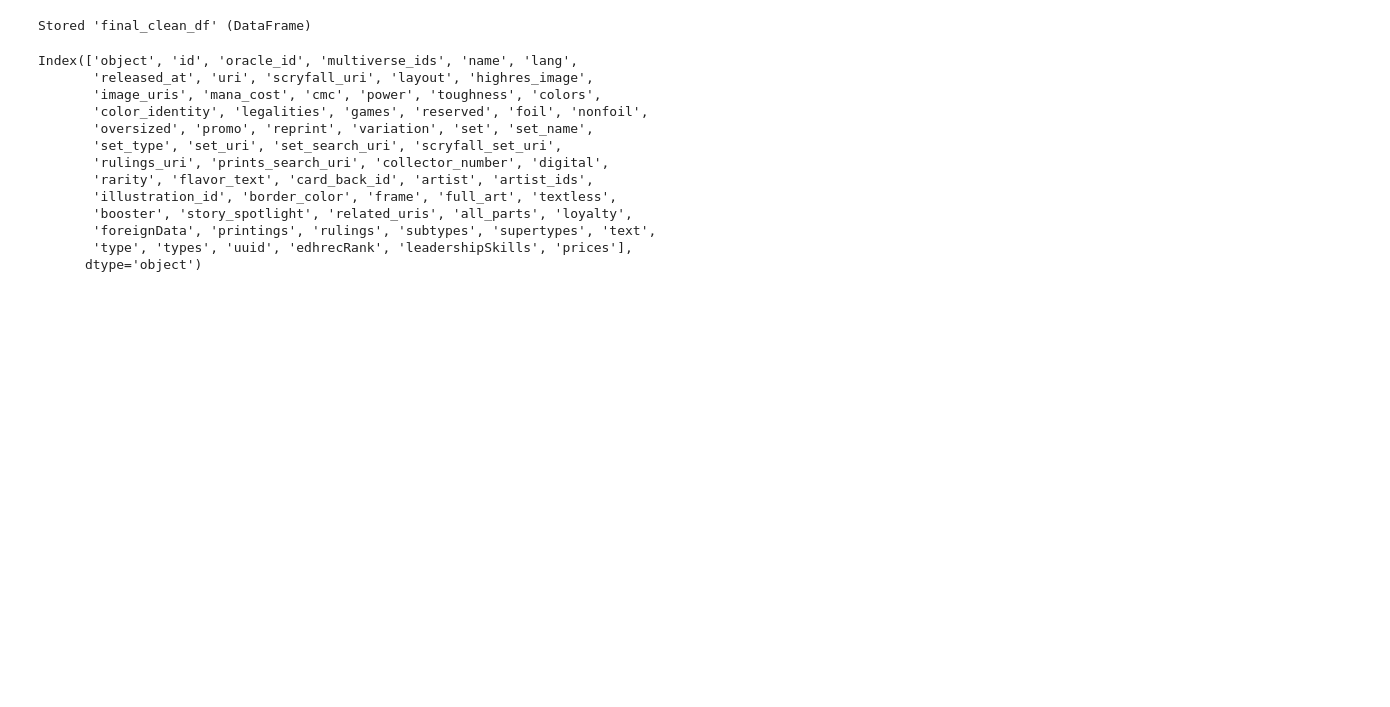
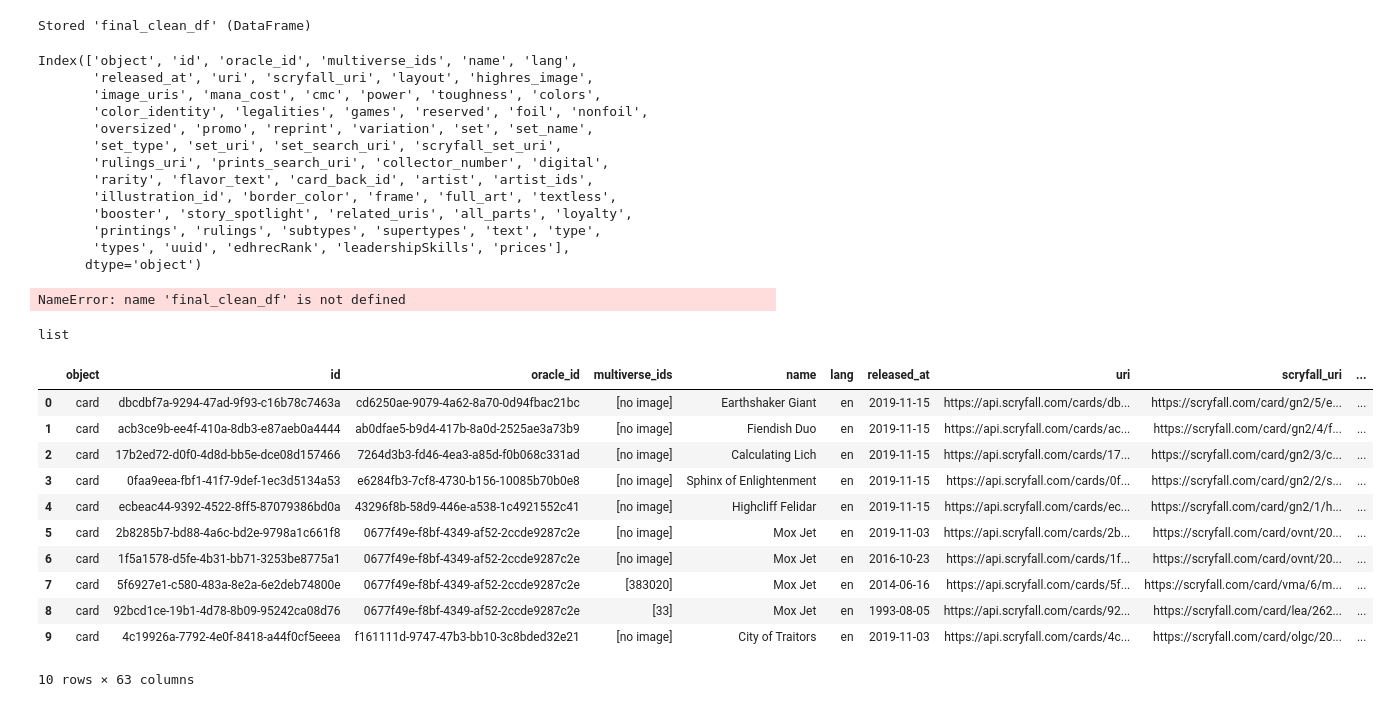
Before and after one commit to Mariodraghidicomodo/elaborato, a Jupyter notebook: progetto_data_scienze/codice/Data_Cleaning/Df_merge.ipynb, the cells around one changed output. Cells and saved outputs as stored; diff of their text form; code cells hidden in the pictures; blank space fills up the shorter version.

```diff
--- a/progetto_data_scienze/codice/Data_Cleaning/Df_merge.ipynb
+++ b/progetto_data_scienze/codice/Data_Cleaning/Df_merge.ipynb
@@ -675,2 +738,3 @@ final_df[final_df.artist_ids.isna() == True]
 # %%
-final_df.artist_ids = final_df.artist_ids.apply(lambda y: ['no artist_id'] if len(y)==0 else y)
+#final_df.artist_ids = final_df.artist_ids.apply(lambda y: ['no artist_id'] if len(y)==0 else y)
+final_df.artist_ids.fillna('no artist id')
@@ -822,10 +913,31 @@ Index(['object', 'id', 'oracle_id', 'multiverse_ids', 'name', 'lang',
        'rarity', 'flavor_text', 'card_back_id', 'artist', 'artist_ids',
        'illustration_id', 'border_color', 'frame', 'full_art', 'textless',
        'booster', 'story_spotlight', 'related_uris', 'all_parts', 'loyalty',
-       'foreignData', 'printings', 'rulings', 'subtypes', 'supertypes', 'text',
-       'type', 'types', 'uuid', 'edhrecRank', 'leadershipSkills', 'prices'],
+       'printings', 'rulings', 'subtypes', 'supertypes', 'text', 'type',
+       'types', 'uuid', 'edhrecRank', 'leadershipSkills', 'prices'],
       dtype='object')
 # %%
 #provo a salvare il dataframe finito
 #final_clean_df.to_csv('final.csv',sep='|',index=False)
 final_clean_df.to_json('final_json.json',)
+# %% [output]
+NameError: name 'final_clean_df' is not defined
+# %%
+type(final_clean_df.multiverse_ids[6])
+# %% [output]
+list
+# %%
+final_clean_df.head(10)
+# %% [output]
+|  | object | id | oracle_id | multiverse_ids | name | lang | released_at | uri | scryfall_uri | ... |
+| 0 | card | dbcdbf7a-9294-47ad-9f93-c16b78c7463a | cd6250ae-9079-4a62-8a70-0d94fbac21bc | [no image] | Earthshaker Giant | en | 2019-11-15 | https://api.scryfall.com/cards/db... | https://scryfall.com/card/gn2/5/e... | ... |
+| 1 | card | acb3ce9b-ee4f-410a-8db3-e87aeb0a4444 | ab0dfae5-b9d4-417b-8a0d-2525ae3a73b9 | [no image] | Fiendish Duo | en | 2019-11-15 | https://api.scryfall.com/cards/ac... | https://scryfall.com/card/gn2/4/f... | ... |
+| 2 | card | 17b2ed72-d0f0-4d8d-bb5e-dce08d157466 | 7264d3b3-fd46-4ea3-a85d-f0b068c331ad | [no image] | Calculating Lich | en | 2019-11-15 | https://api.scryfall.com/cards/17... | https://scryfall.com/card/gn2/3/c... | ... |
+| 3 | card | 0faa9eea-fbf1-41f7-9def-1ec3d5134a53 | e6284fb3-7cf8-4730-b156-10085b70b0e8 | [no image] | Sphinx of Enlightenment | en | 2019-11-15 | https://api.scryfall.com/cards/0f... | https://scryfall.com/card/gn2/2/s... | ... |
+| 4 | card | ecbeac44-9392-4522-8ff5-87079386bd0a | 43296f8b-58d9-446e-a538-1c4921552c41 | [no image] | Highcliff Felidar | en | 2019-11-15 | https://api.scryfall.com/cards/ec... | https://scryfall.com/card/gn2/1/h... | ... |
+| 5 | card | 2b8285b7-bd88-4a6c-bd2e-9798a1c661f8 | 0677f49e-f8bf-4349-af52-2ccde9287c2e | [no image] | Mox Jet | en | 2019-11-03 | https://api.scryfall.com/cards/2b... | https://scryfall.com/card/ovnt/20... | ... |
+| 6 | card | 1f5a1578-d5fe-4b31-bb71-3253be8775a1 | 0677f49e-f8bf-4349-af52-2ccde9287c2e | [no image] | Mox Jet | en | 2016-10-23 | https://api.scryfall.com/cards/1f... | https://scryfall.com/card/ovnt/20... | ... |
+| 7 | card | 5f6927e1-c580-483a-8e2a-6e2deb74800e | 0677f49e-f8bf-4349-af52-2ccde9287c2e | [383020] | Mox Jet | en | 2014-06-16 | https://api.scryfall.com/cards/5f... | https://scryfall.com/card/vma/6/m... | ... |
+| 8 | card | 92bcd1ce-19b1-4d78-8b09-95242ca08d76 | 0677f49e-f8bf-4349-af52-2ccde9287c2e | [33] | Mox Jet | en | 1993-08-05 | https://api.scryfall.com/cards/92... | https://scryfall.com/card/lea/262... | ... |
+| 9 | card | 4c19926a-7792-4e0f-8418-a44f0cf5eeea | f161111d-9747-47b3-bb10-3c8bded32e21 | [no image] | City of Traitors | en | 2019-11-03 | https://api.scryfall.com/cards/4c... | https://scryfall.com/card/olgc/20... | ... |
+10 rows × 63 columns
```
Also changed, not shown: parts of 14 cells of this notebook, 3 other files.
